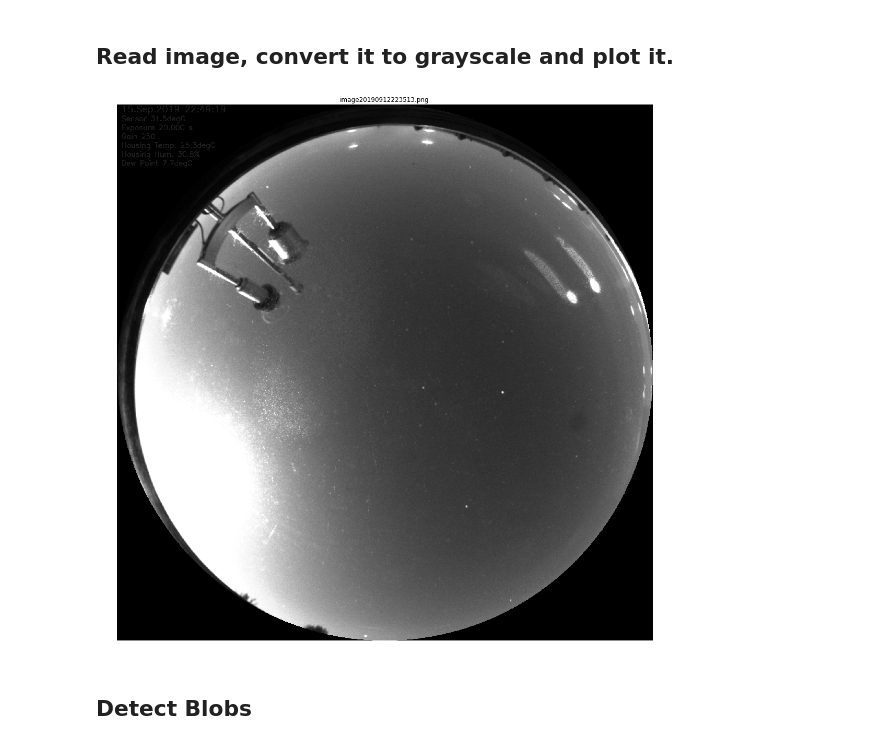
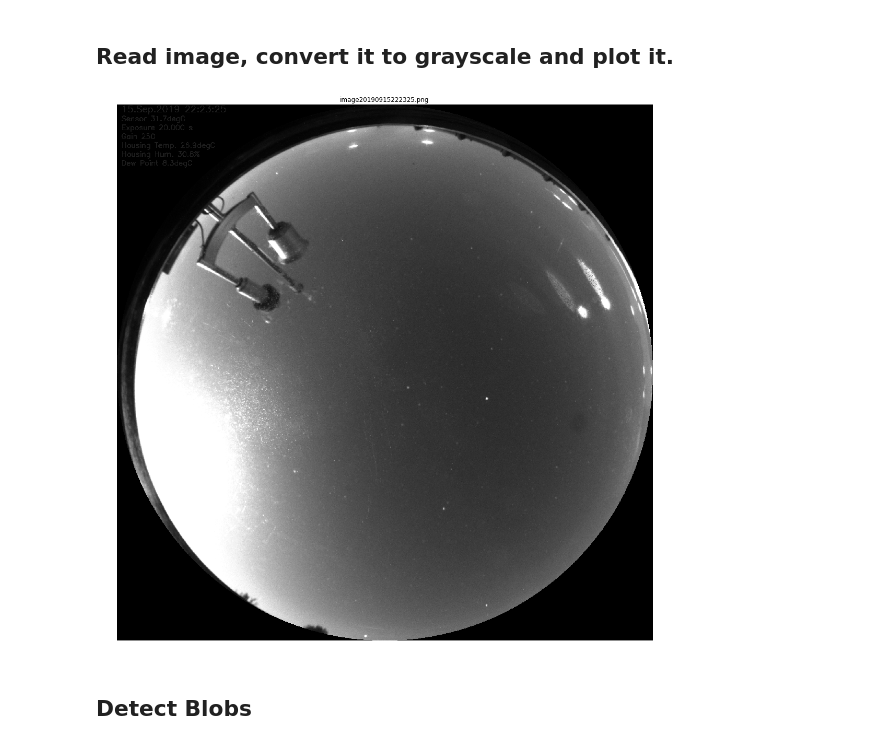
Before and after one commit to RainerMinixhofer/AllSkyCam, a Jupyter notebook: AllSkyCapture/postprocessing/Star Detection in Image.ipynb, the cells around one changed output. Cells and saved outputs as stored; diff of their text form; code cells hidden in the pictures.

```diff
--- a/AllSkyCapture/postprocessing/Star Detection in Image.ipynb
+++ b/AllSkyCapture/postprocessing/Star Detection in Image.ipynb
@@ -16,16 +16,16 @@ from scipy import optimize
 # %% [markdown]
 ## Read image, convert it to grayscale and plot it.
 # %%
-img = cv2.imread('images/20190915/image20190915224919.png', cv2.IMREAD_GRAYSCALE);
+img = cv2.imread('../tests/image20190915222325.png', cv2.IMREAD_GRAYSCALE)
 #ret,img = cv2.threshold(img,100,255,cv2.THRESH_BINARY)
 plt.figure(figsize=(15,15))
 plt.imshow(img,cmap='gray')
 plt.axis('off')
-plt.title('image20190912223513.png')
+plt.title('image20190915222325.png')
 plt.tight_layout()
 plt.show()
 # %% [output]
-[figure, old version]
+[figure, new version]
 # %% [markdown]
 ## Detect Blobs
 # %%
```
Also changed, not shown: parts of 3 cells of this notebook.
